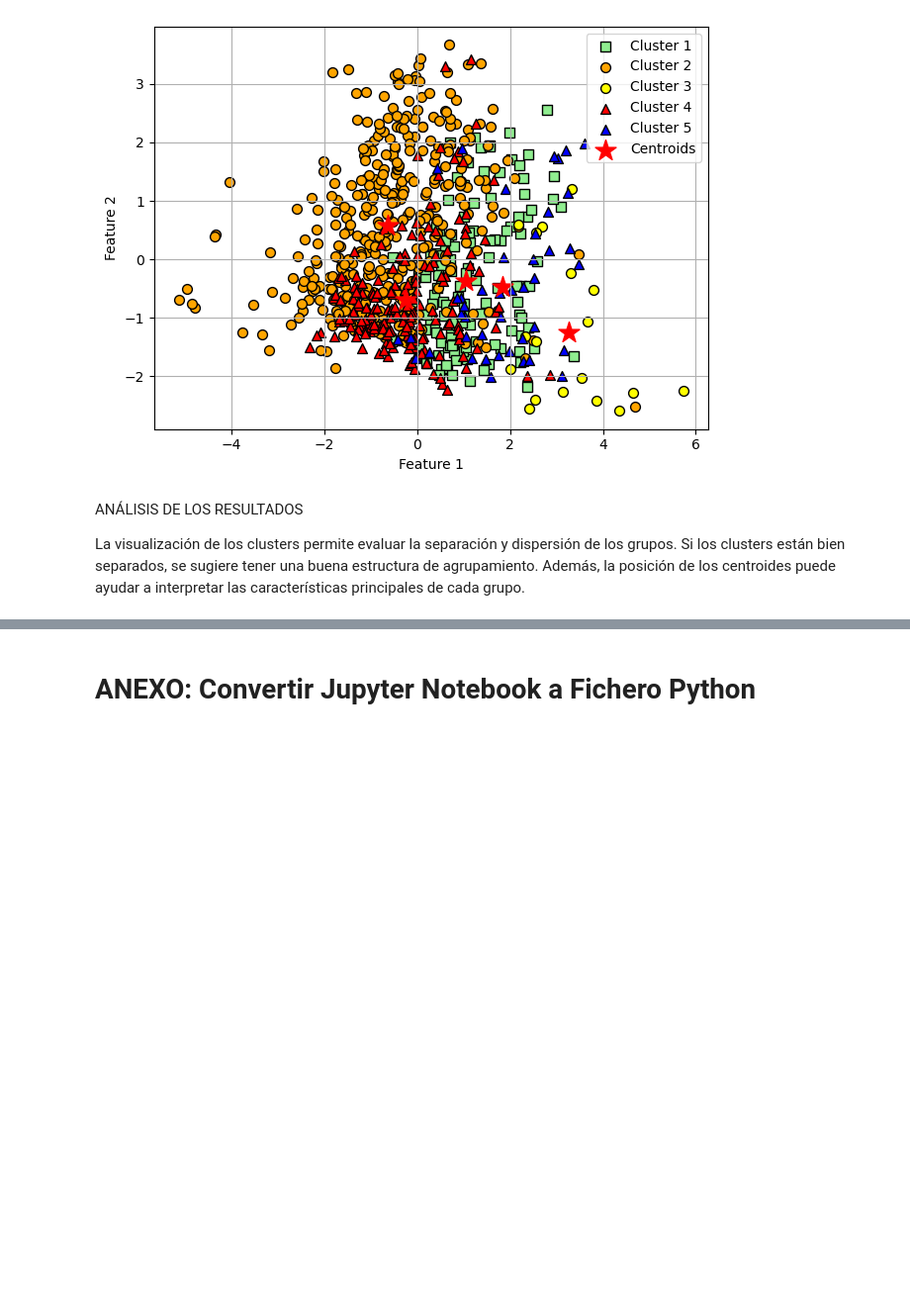
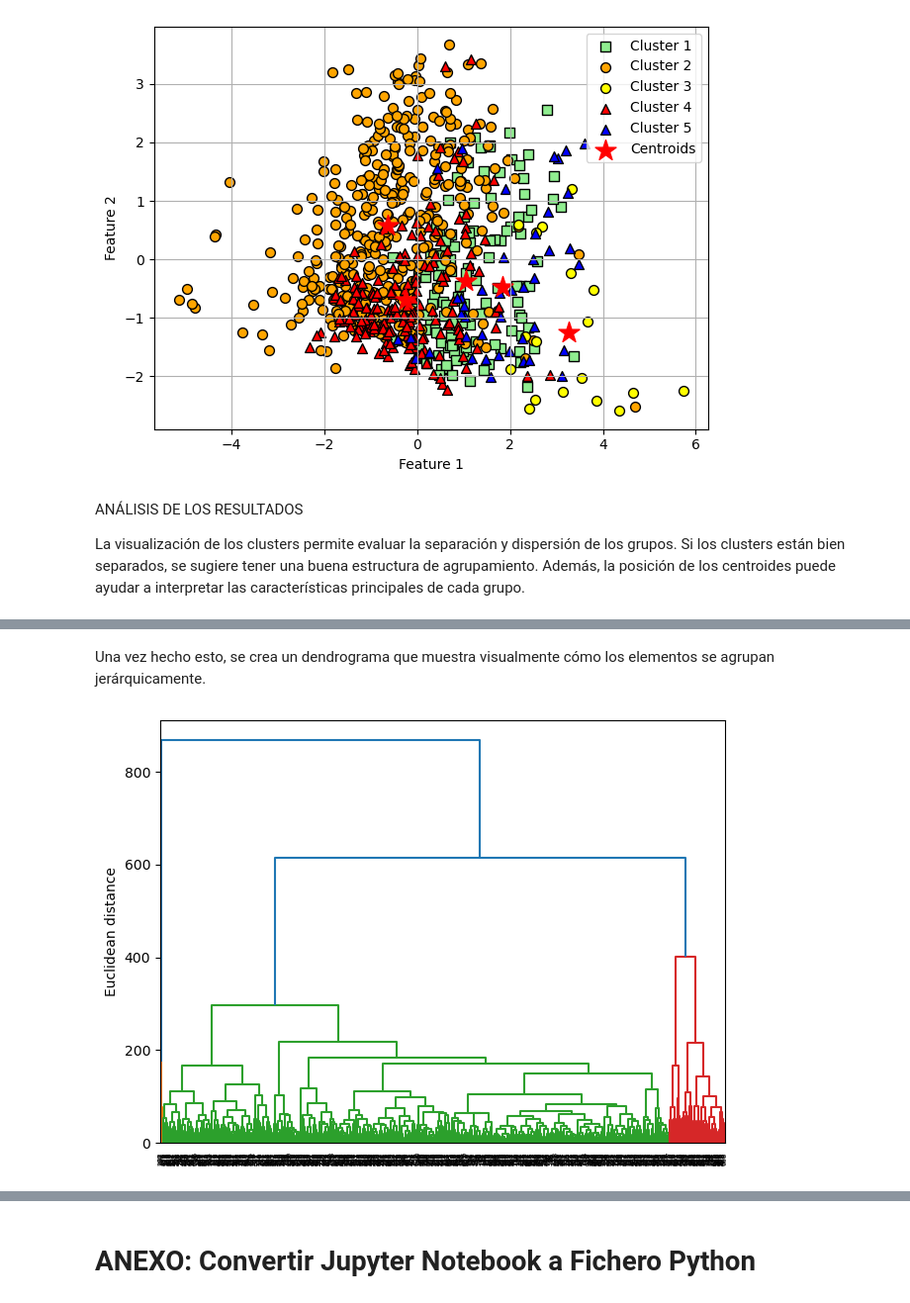
Before and after one commit to aleon2020/AA_2024-2025, a Jupyter notebook: Códigos Libro/formulario_final/formulario_final.ipynb, the cells around one changed output, grey strips where cells are left out. Shown at 99% size. Drawn from its saved outputs; the diff is of its cells as text; code cells hidden in the pictures; blank space fills up the shorter version.

```diff
--- a/Códigos Libro/formulario_final/formulario_final.ipynb
+++ b/Códigos Libro/formulario_final/formulario_final.ipynb
@@ -1053,0 +1081,10 @@ La visualización de los clusters permite evaluar la separación y dispersión d
+# %%
+# PÁGINA 322
+from scipy.cluster.hierarchy import linkage
+# ----------
+
+# PÁGINA 323
+row_clusters = linkage(df.values,
+                       method='complete',
+                       metric='euclidean')
+# ----------
@@ -1053,0 +1125,14 @@ La visualización de los clusters permite evaluar la separación y dispersión d
+# %% [markdown]
+Una vez hecho esto, se crea un dendrograma que muestra visualmente cómo los elementos se agrupan jerárquicamente.
+# %%
+# PÁGINA 324
+from scipy.cluster.hierarchy import dendrogram
+row_dendr = dendrogram(
+    row_clusters
+)
+plt.tight_layout()
+plt.ylabel('Euclidean distance')
+plt.show()
+# ----------
+# %% [output]
+[figure, added]
```
Also changed, not shown: parts of 43 cells of this notebook, 3 other files.
